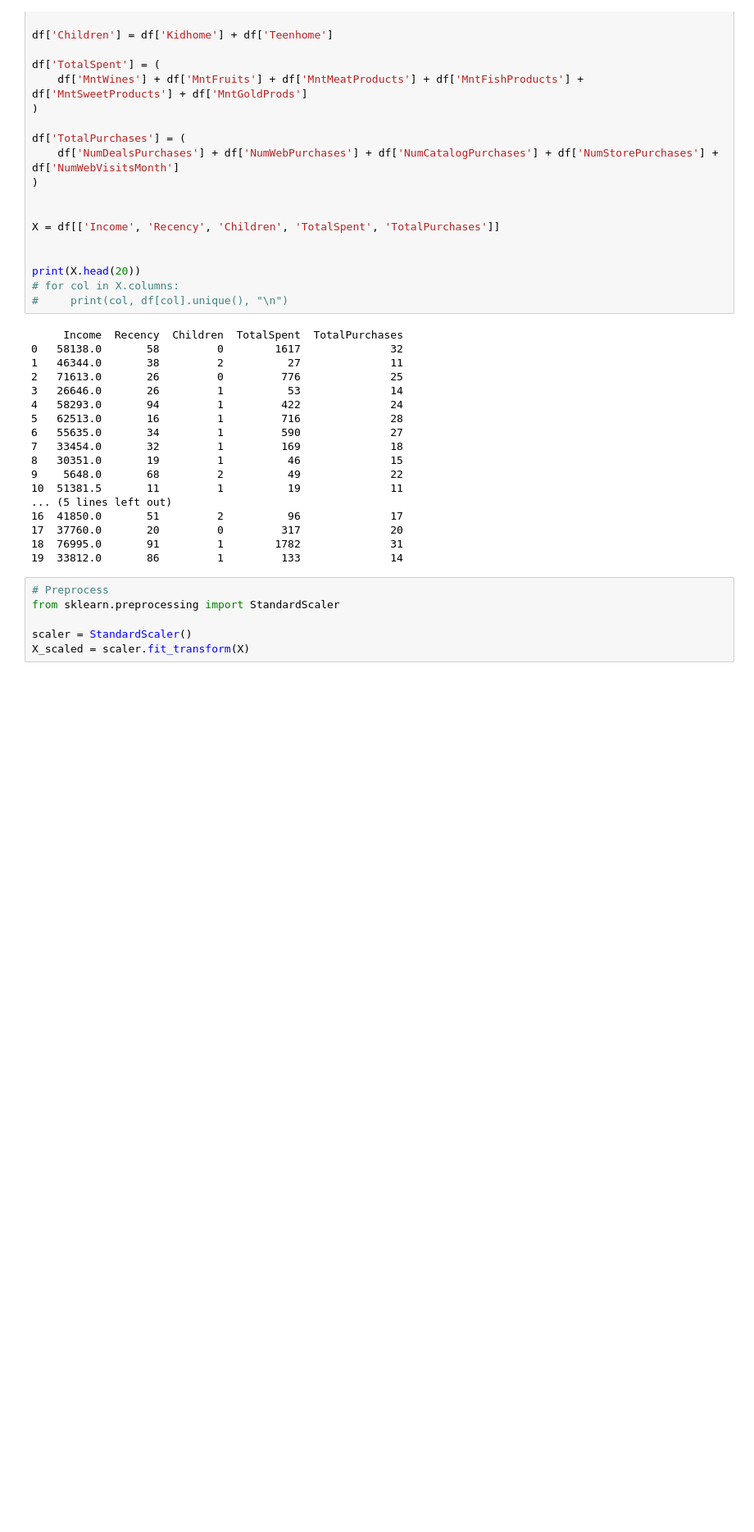
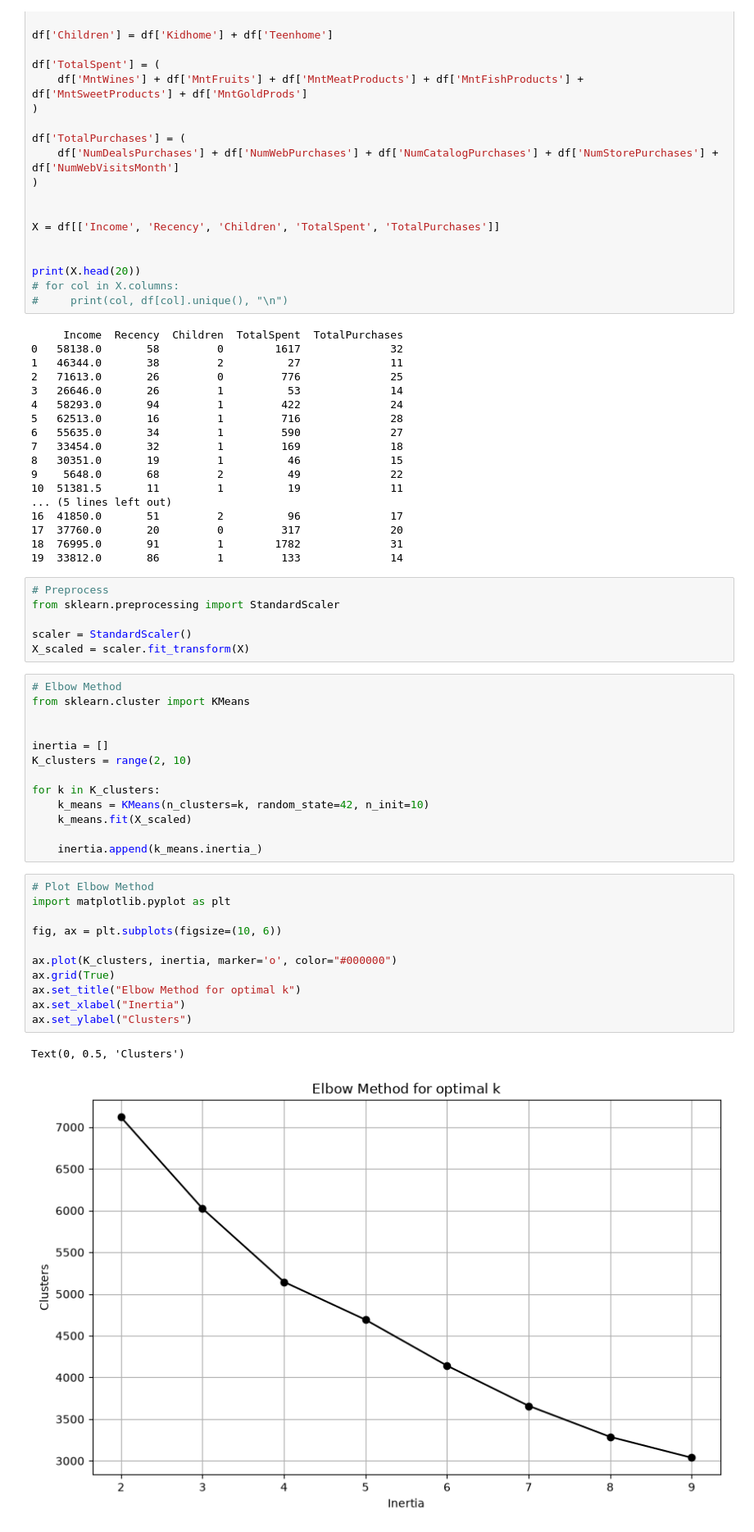
Before and after one commit to Lang-Shin/applied-ml-pipelines, a Jupyter notebook: KMeans/Practice2/customer_personality_analysis.ipynb, the cells around one changed output. Shown at 82% size. Saved outputs shown, nothing was run; the diff lists cells and outputs as text; blank space fills up the shorter version.

Commit message:
feat: implements Elbow Method for optimal k-clusters

```diff
--- a/KMeans/Practice2/customer_personality_analysis.ipynb
+++ b/KMeans/Practice2/customer_personality_analysis.ipynb
@@ -48,3 +48,30 @@ from sklearn.preprocessing import StandardScaler
 
 scaler = StandardScaler()
 X_scaled = scaler.fit_transform(X)
+# %%
+# Elbow Method
+from sklearn.cluster import KMeans
+
+
+inertia = []
+K_clusters = range(2, 10)
+
+for k in K_clusters:
+    k_means = KMeans(n_clusters=k, random_state=42, n_init=10)
+    k_means.fit(X_scaled)
+
+    inertia.append(k_means.inertia_)
+# %%
+# Plot Elbow Method
+import matplotlib.pyplot as plt
+
+fig, ax = plt.subplots(figsize=(10, 6))
+
+ax.plot(K_clusters, inertia, marker='o', color="#000000")
+ax.grid(True)
+ax.set_title("Elbow Method for optimal k")
+ax.set_xlabel("Inertia")
+ax.set_ylabel("Clusters")
+# %% [output]
+Text(0, 0.5, 'Clusters')
+[figure, added]
```
